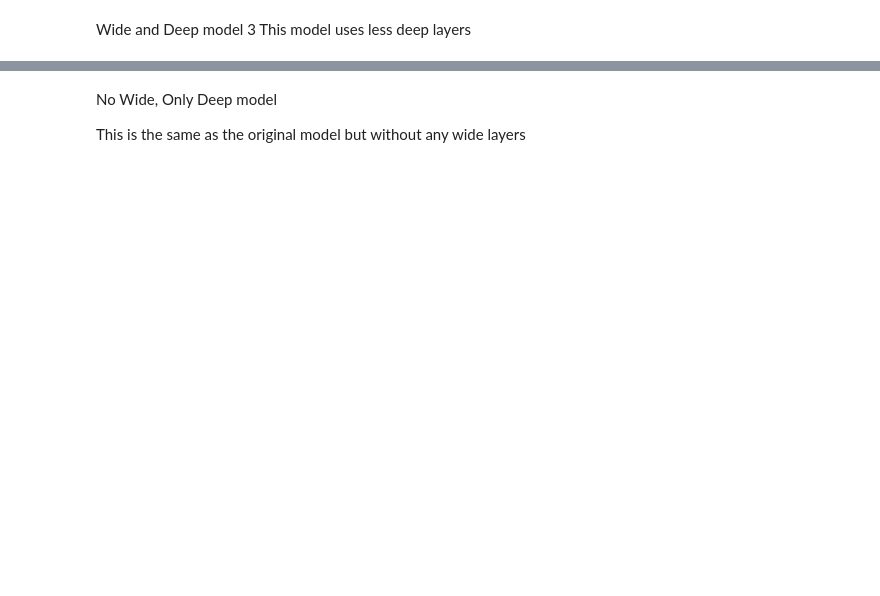
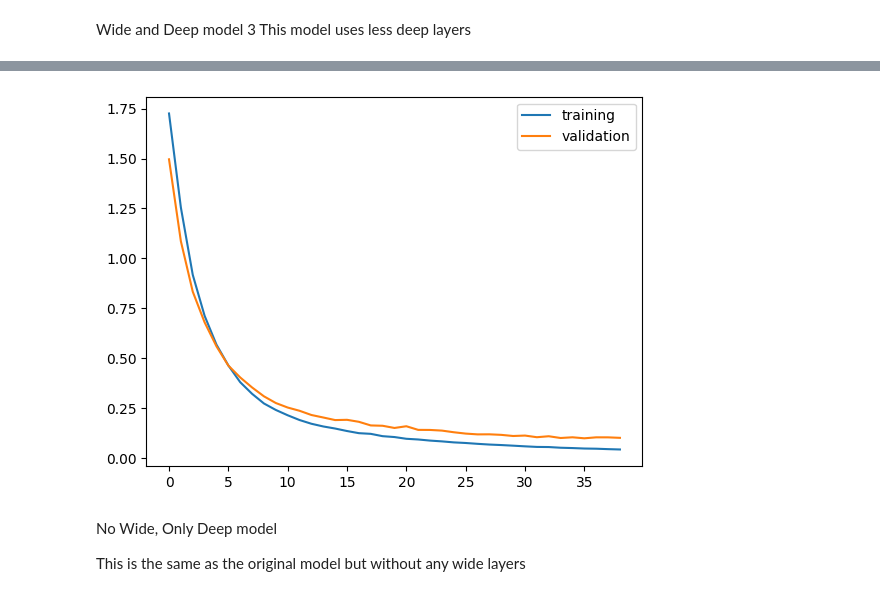
Before and after one commit to kwener/MLLab5-2, a Jupyter notebook: MlLab5.ipynb, the cells around one changed output, grey strips where cells are left out. Drawn from its saved outputs; the diff is of its cells as text; code cells hidden in the pictures; blank space fills up the shorter version.

```diff
--- a/MlLab5.ipynb
+++ b/MlLab5.ipynb
@@ -640,6 +649,7 @@ val_losses = []
 val_accuracies = []
 # List to store the history at each
 histories = []
+rec_scores = []
 
 # K-Fold Cross-Validation
 for k, (train_idx, val_idx) in enumerate(kfold_for_validation.split(X,y)):
@@ -661,6 +671,14 @@ for k, (train_idx, val_idx) in enumerate(kfold_for_validation.split(X,y)):
               verbose=0)
     histories.append(history)
 
+    y_pred_probs3 = model_3.predict(X_val_fold)  # Predicted probabilities
+    y_pred3 = np.argmax(y_pred_probs3, axis=1)  # Convert probabilities to class predictions
+
+
+
+    recall = recall_score(y_val_fold, y_pred3, average='macro')  # Use 'macro' for multiclass recall
+    rec_scores.append(recall)
+    print("Recall:", recall)
     # Evaluate the model on the validation set of the current fold
     val_loss, val_accuracy = model_3.evaluate(X_val_fold, y_val_fold, verbose=0)
     val_losses.append(val_loss)
@@ -669,7 +687,9 @@ for k, (train_idx, val_idx) in enumerate(kfold_for_validation.split(X,y)):
     print(f"Fold Validation Loss: {val_loss:.4f}, Validation Accuracy: {val_accuracy:.4f}")
 
 # Calculate average performance metrics across all folds
+
 avg_val_loss = np.mean(val_losses)
 avg_val_accuracy = np.mean(val_accuracies)
 print(f"Average Validation Loss: {avg_val_loss:.4f}, Average Validation Accuracy: {avg_val_accuracy:.4f}")
+print("Average Recall Score: ", avg_rec)
 # %% [output]
@@ -687,3 +713,14 @@ Average Validation Loss: 0.2290, Average Validation Accuracy: 0.9196
+# %%
+import matplotlib.pyplot as plt
+from sklearn.metrics import roc_curve
+from matplotlib import pyplot as plt
+
+plt.plot(history.history['loss'],label='training')
+plt.plot(history.history['val_loss'],label='validation')
+plt.legend()
+plt.show()
+# %% [output]
+[figure, added]
 # %% [markdown]
 No Wide, Only Deep model
 
```
Also changed, not shown: parts of 12 cells of this notebook.
